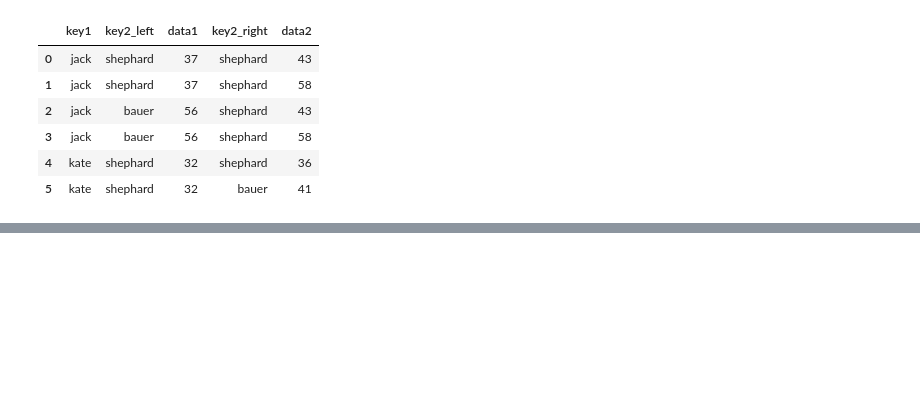
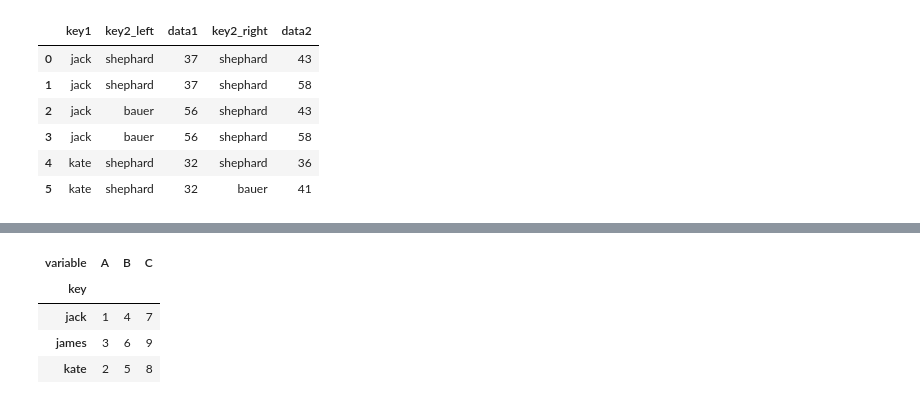
Before and after one commit to deepcloudlabs/dcl702-2020-sep-16, a Jupyter notebook: module07-combining.joining.reshaping.data/exercises.ipynb, the cells around one changed output, grey strips where cells are left out. Cells and saved outputs as stored; diff of their text form; code cells hidden in the pictures; blank space fills up the shorter version.

```diff
--- a/module07-combining.joining.reshaping.data/exercises.ipynb
+++ b/module07-combining.joining.reshaping.data/exercises.ipynb
@@ -179,0 +262,10 @@ pd.merge(frame5,frame6, on="key1", suffixes=('_left', '_right'))
+# %%
+frame13 = frame12.pivot('key','variable','value')
+# %%
+frame13
+# %% [output]
+| variable | A | B | C |
+| key |  |  |  |
+| jack | 1 | 4 | 7 |
+| james | 3 | 6 | 9 |
+| kate | 2 | 5 | 8 |
```
Also changed, not shown: parts of 13 cells of this notebook, 2 other files.
